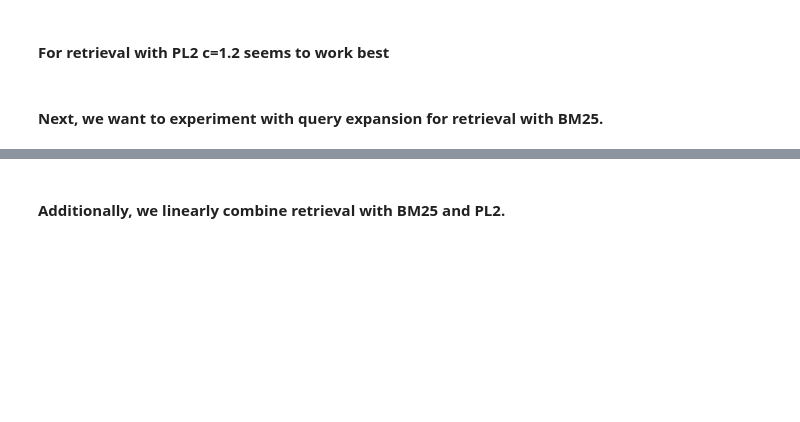
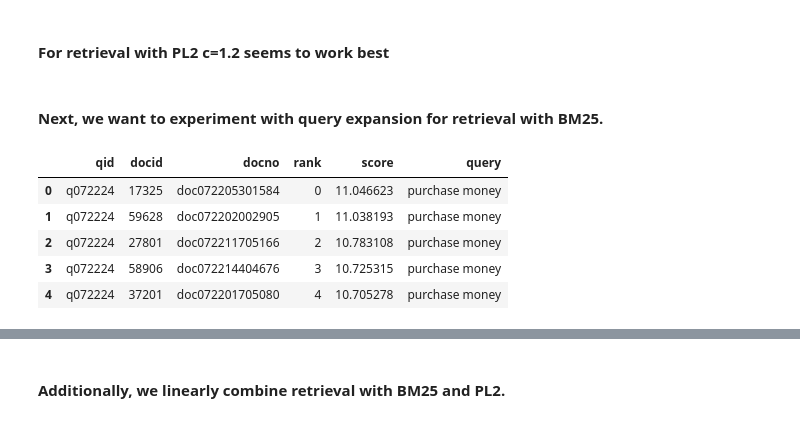
Before and after one commit to tira-io/ir-lab-jena-leipzig-wise-2023-galapagos-tortoise, a Jupyter notebook: jupyter-notebook-submissions/experiments.ipynb, the cells around one changed output, grey strips where cells are left out. Cells and saved outputs as stored; diff of their text form; code cells hidden in the pictures; blank space fills up the shorter version.

```diff
--- a/jupyter-notebook-submissions/experiments.ipynb
+++ b/jupyter-notebook-submissions/experiments.ipynb
@@ -88,0 +90,11 @@ bm25_kl = kl >> bm25
+# %%
+run_bm25  = bm25(topics)
+# %%
+run_bm25.head()
+# %% [output]
+|  | qid | docid | docno | rank | score | query |
+| 0 | q072224 | 17325 | doc072205301584 | 0 | 11.046623 | purchase money |
+| 1 | q072224 | 59628 | doc072202002905 | 1 | 11.038193 | purchase money |
+| 2 | q072224 | 27801 | doc072211705166 | 2 | 10.783108 | purchase money |
+| 3 | q072224 | 58906 | doc072214404676 | 3 | 10.725315 | purchase money |
+| 4 | q072224 | 37201 | doc072201705080 | 4 | 10.705278 | purchase money |
```
Also changed, not shown: parts of 7 cells of this notebook, 10 other files.
